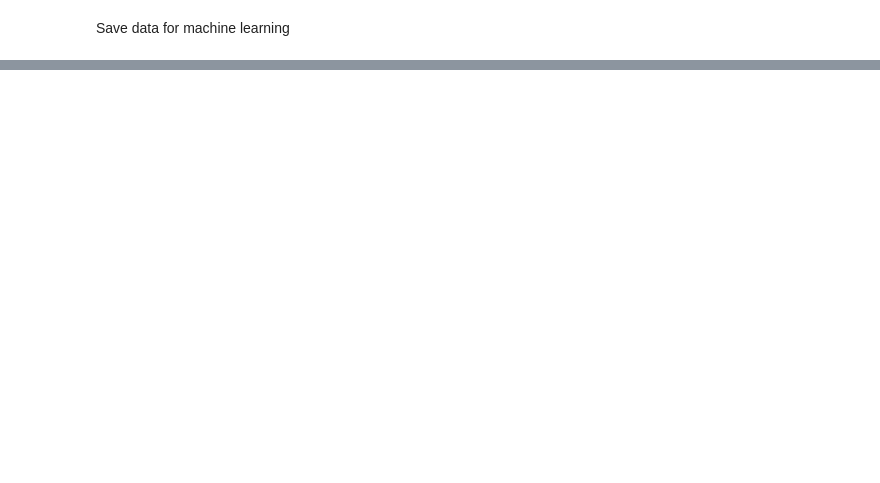
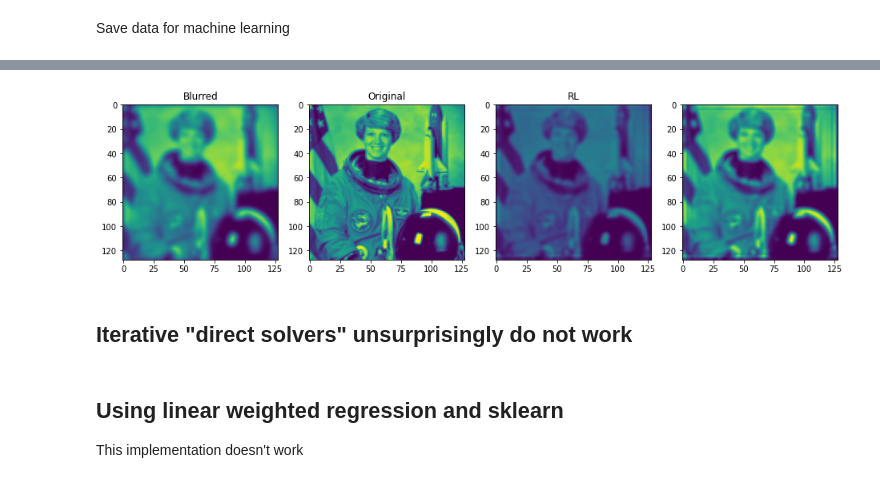
Before and after one commit to ctr26/2019_jRL_impute, a Jupyter notebook: 040520_pres_cluster.ipynb, the cells around one changed output, grey strips where cells are left out. Drawn from its saved outputs; the diff is of its cells as text; code cells hidden in the pictures; blank space fills up the shorter version.

```diff
--- a/040520_pres_cluster.ipynb
+++ b/040520_pres_cluster.ipynb
@@ -278,7 +300,7 @@ for i in tqdm(np.arange(N_v)):
     delta_PSF = scipy.ndimage.convolve(delta_image, psf_current) # Convolve PSF with a image with a single 1 at coord
 
     measurement_matrix[i, :] = delta_PSF.flatten()
-    if(SAVE_IMAGES):plt.imshow(psf_current);plt.imsave(f'./output/psfs/{str(i).zfill(6)}.png',psf_window_volume[:,:,i])
+    if(SAVE_IMAGES):plt.imshow(psf_current);plt.imsave(f'./output/psfs/{str(i).zfill(6)}.png',psf_window_volume[i, :,:])
 # %%
 # np.save(filename,measurement_matrix)
 # %%
@@ -320,0 +323,4 @@ g = richardson_lucy.matrix_reconstruction(H,f,max_iter = 20)
+# %%
+# %%timeit
+import richardson_lucy
+g = richardson_lucy.matrix_reconstruction(H,f,max_iter = 30)
@@ -387,0 +466,7 @@ Save data for machine learning
+# %%
+# %%timeit
+from scipy.sparse.linalg import lsqr, lsmr, qmr,bicg,cgs
+from scipy.sparse import csc_matrix
+A = coo_matrix(measurement_matrix)
+b = np.array(astro_blur.flatten())
+x0 = H.transpose().rmatvec(b)
@@ -387,0 +570,17 @@ Save data for machine learning
+# %%
+def run_fitting(A,b,x,stop_loss=1e-2):
+    step_size = stop_loss / 3.0
+    print('Loss before: %s' % (torch.norm(torch.sparse.mm(A, x) - b)))
+    for i in range(100*20):
+        Δ = torch.sparse.mm(A, x) - b
+        L = torch.norm(Δ, p=2)
+        L.backward()
+        x.data -= step_size * x.grad.data # step
+        x.grad.data.zero_()
+        if i % 100 == 0: print('Loss is %s at iteration %i' % (L, i))
+        if abs(L) < stop_loss:
+            print('It took %s iterations to achieve %s loss.' % (i, step_size))
+            break
+    print('Loss after: %s' % (torch.norm(torch.sparse.mm(A, x) - b)))
+    return x
+x = run_fitting(A=A_torch,b=b_torch,x=x_torch)
@@ -387,0 +605,13 @@ Save data for machine learning
+# %%
+fig,ax = plt.subplots(ncols=4,nrows=1,figsize=(16,7))
+
+ax[0].imshow(astro_blur,vmin=0, vmax=1);ax[0].set_title("Blurred")
+ax[1].imshow(astro,vmin=0, vmax=1);ax[1].set_title("Original")
+ax[2].imshow(g.reshape(astro_blur.shape),vmin=0, vmax=1);ax[2].set_title("RL")
+ax[3].imshow(x.detach().numpy().reshape(astro_blur.shape),vmin=0, vmax=1)
+
+# ax[5].imshow(qmr_out[0].reshape(astro_blur.shape));ax[5].set_title("qmr_out")
+
+plt.show()
+# %% [output]
+[figure, added]
@@ -387,0 +630,2 @@ Save data for machine learning
+# %% [markdown]
+## Iterative "direct solvers" unsurprisingly do not work
@@ -387,0 +642,3 @@ Save data for machine learning
+# %% [markdown]
+## Using linear weighted regression and sklearn
+This implementation doesn't work
```
Also changed, not shown: parts of 39 cells of this notebook, 7 other files.
